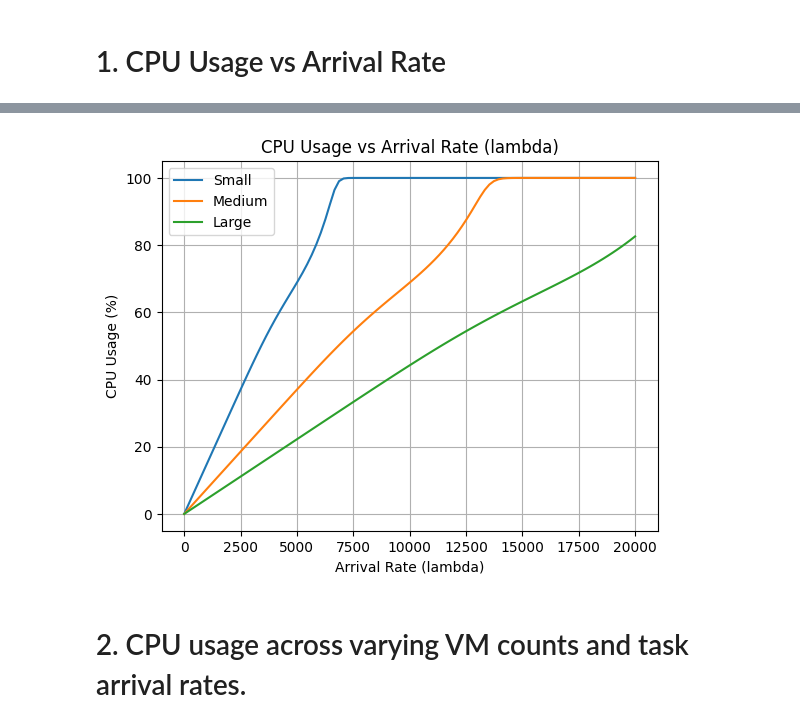
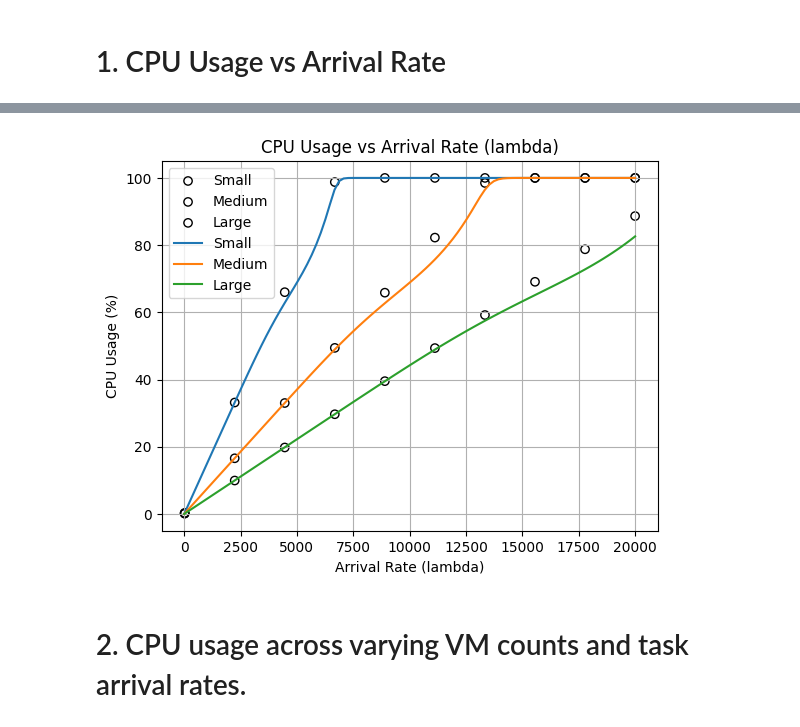
Before and after one commit to sivasurya16/adaptive-workload-management, a Jupyter notebook: analysis/analysis.ipynb, the cells around one changed output, grey strips where cells are left out. Saved outputs shown, nothing was run; the diff lists cells and outputs as text; code cells hidden in the pictures.

```diff
--- a/analysis/analysis.ipynb
+++ b/analysis/analysis.ipynb
@@ -50,3 +134,21 @@ def compute_rejection_probablity(lambda_i, N, m, mu_i, K):
+# %%
+def get_avg_cpu_metrics(result,m):
+    df = pd.DataFrame([
+        {
+            "node": node,
+            "meanValue": float(data["meanValue"]),
+            "measureType": data["measureType"],
+
+        }
+        for node, datas in result.items()
+        for data in datas["Tasks"]
+    ])
+
+    utilization = df[df['measureType'] == "Utilization"]
+
+    avg_util = utilization["meanValue"].sum()/len(utilization)
+
+    return min(avg_util*m*100, 100)
 # %% [markdown]
 # 1. CPU Usage vs Arrival Rate
 # %%
@@ -55,10 +157,18 @@ N, M, K = 10, 15, 100
 service_rate = (45, 90, 150)
 
 lambda_values = np.linspace(0, 2*10**4, 100).astype(int)
+lambda_values_jmt = np.linspace(20, 2*10**4, 10).astype(int)
 cpu_usage_values = [[], [], []]
+cpu_usage_values_jmt = [[], [], []]
 # %%
 # Calculate CPU usage for each lambda
 for lambda_i in lambda_values:
     for i, mu_i in enumerate(service_rate):
         cpu_usage = compute_cpu_usage(lambda_i, N, M, mu_i, K)*100
         cpu_usage_values[i].append(cpu_usage)
+# %%
+for lambda_i in lambda_values_jmt:
+    for i, mu_i in enumerate(service_rate):
+        model = create_model(f"{mu_i}_{lambda_i}", mu_i, lambda_i)
+        result = model.getResults()
+        cpu_usage_values_jmt[i].append(get_avg_cpu_metrics(result,M))
@@ -65,16 +193,22 @@ for lambda_i in lambda_values:
 # %%
 # CPU Usage vs Arrival Rate (lambda)
+plt.scatter(lambda_values_jmt, cpu_usage_values_jmt[0], label="Small",
+            marker='o', edgecolors='black', facecolors='none')
+plt.scatter(lambda_values_jmt, cpu_usage_values_jmt[1], label="Medium",
+            marker='o', edgecolors='black', facecolors='none')
+plt.scatter(lambda_values_jmt, cpu_usage_values_jmt[2], label="Large",
+            marker='o', edgecolors='black', facecolors='none')
 plt.plot(lambda_values, cpu_usage_values[0], label="Small")
 plt.plot(lambda_values, cpu_usage_values[1], label="Medium")
 plt.plot(lambda_values, cpu_usage_values[2], label="Large")
 plt.xlabel("Arrival Rate (lambda)")
 plt.ylabel("CPU Usage (%)")
 plt.title("CPU Usage vs Arrival Rate (lambda)")
 plt.grid(True)
 plt.legend()
 plt.show()
 # %% [output]
-[figure, old version]
+[figure, new version]
 # %% [markdown]
 # 2. CPU usage across varying VM counts and task arrival rates.
 # %%
```
Also changed, not shown: parts of 14 cells of this notebook, 4 other files.
